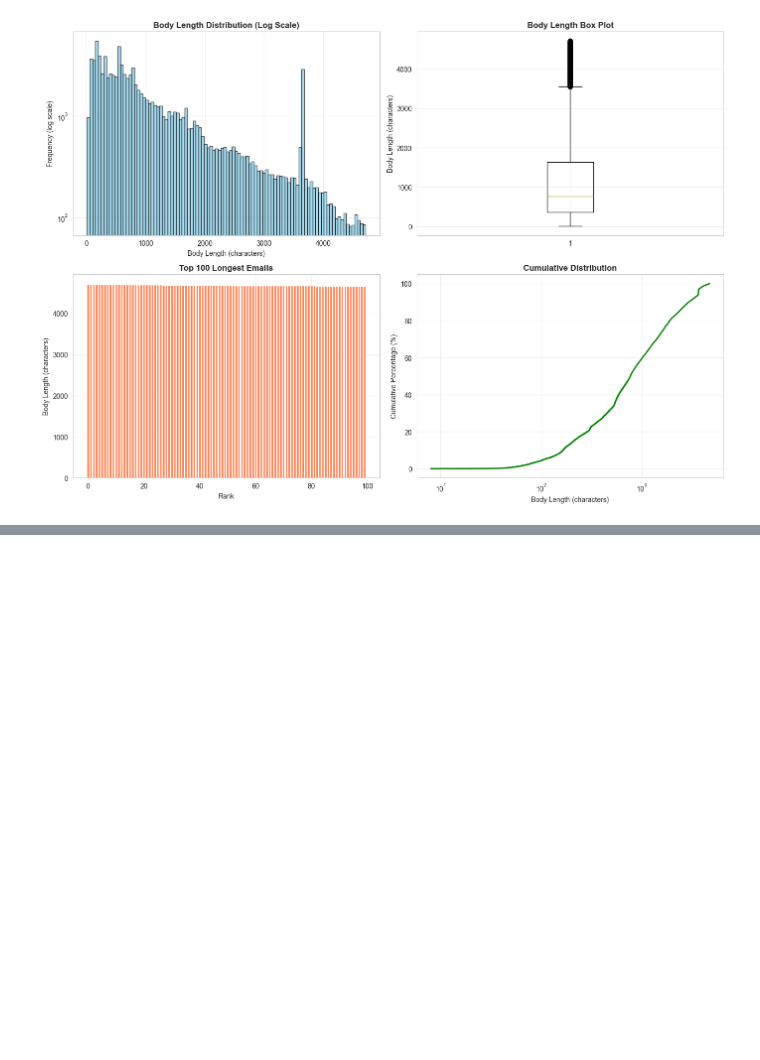
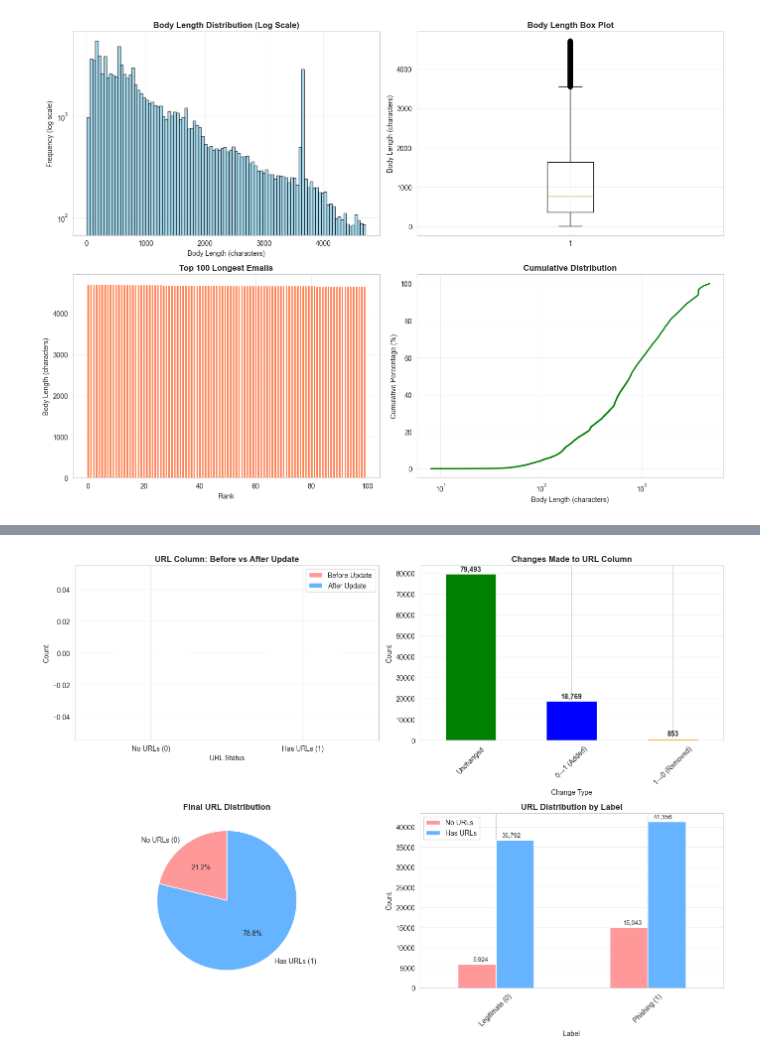
Before and after one commit to kudzaiprichard/aura-model, a Jupyter notebook: data_exploration_cleaning.ipynb, the cells around one changed output, grey strips where cells are left out. Saved outputs shown, nothing was run; the diff lists cells and outputs as text; code cells hidden in the pictures; blank space fills up the shorter version.

```diff
--- a/data_exploration_cleaning.ipynb
+++ b/data_exploration_cleaning.ipynb
@@ -945,0 +2772,8 @@ email_df = email_df.drop('body_length', axis=1)
+# %%
+# BACKUP ORIGINAL URL COLUMN
+
+# Create backup of original URL column
+email_df['urls_original'] = email_df['urls'].copy()
+
+print(f"\n✓ Original URL column backed up as 'urls_original'")
+print(f"  Original unique values: {email_df['urls_original'].nunique()}")
@@ -945,0 +2877,12 @@ email_df = email_df.drop('body_length', axis=1)
+# %%
+# DISTRIBUTION BY LABEL
+for label in [0, 1]:
+    label_data = email_df[email_df['label'] == label]
+    has_urls = (label_data['urls'] == 1).sum()
+    no_urls = (label_data['urls'] == 0).sum()
+    total = len(label_data)
+
+    label_name = 'Legitimate' if label == 0 else 'Phishing'
+    print(f"\n{label_name} (Label {label}): {total:,} emails")
+    print(f"  Has URLs (1): {has_urls:,} ({has_urls/total*100:.2f}%)")
+    print(f"  No URLs (0): {no_urls:,} ({no_urls/total*100:.2f}%)")
@@ -945,0 +2897,70 @@ email_df = email_df.drop('body_length', axis=1)
+# %%
+# VISUALIZATION
+fig, axes = plt.subplots(2, 2, figsize=(14, 10))
+
+# Plot 1: Before vs After
+before_dist = email_df['urls_original_binary'].value_counts().sort_index()
+after_dist = email_df['urls'].value_counts().sort_index()
+
+comparison_data = pd.DataFrame({
+    'Before Update': before_dist,
+    'After Update': after_dist
+}, index=['No URLs (0)', 'Has URLs (1)'])
+
+comparison_data.plot(kind='bar', ax=axes[0, 0], color=['#ff9999', '#66b3ff'])
+axes[0, 0].set_title('URL Column: Before vs After Update', fontweight='bold')
+axes[0, 0].set_xlabel('URL Status')
+axes[0, 0].set_ylabel('Count')
+axes[0, 0].tick_params(axis='x', rotation=0)
+axes[0, 0].legend()
+axes[0, 0].grid(axis='y', alpha=0.3)
+
+# Add count labels
+for i, (col_name, values) in enumerate(comparison_data.items()):
+    for j, value in enumerate(values):
+        axes[0, 0].text(j + (i-0.5)*0.2, value + 500, f'{value:,}',
+                       ha='center', va='bottom', fontsize=9)
+
+# Plot 2: Changes breakdown
+changes_data = pd.Series({
+    'Unchanged': unchanged,
+    '0→1 (Added)': changed_0_to_1,
+    '1→0 (Removed)': changed_1_to_0
+})
+changes_data.plot(kind='bar', ax=axes[0, 1], color=['green', 'blue', 'orange'])
+axes[0, 1].set_title('Changes Made to URL Column', fontweight='bold')
+axes[0, 1].set_xlabel('Change Type')
+axes[0, 1].set_ylabel('Count')
+axes[0, 1].tick_params(axis='x', rotation=45)
+axes[0, 1].grid(axis='y', alpha=0.3)
+
+# Add count labels
+for i, (label, value) in enumerate(changes_data.items()):
+    axes[0, 1].text(i, value + 500, f'{value:,}', ha='center', va='bottom', fontweight='bold')
+
+# Plot 3: Final distribution pie chart
+axes[1, 0].pie(after_dist, labels=['No URLs (0)', 'Has URLs (1)'],
+               autopct='%1.1f%%', startangle=90, colors=['#ff9999', '#66b3ff'])
+axes[1, 0].set_title('Final URL Distribution', fontweight='bold')
+
+# Plot 4: By label
+url_by_label = email_df.groupby(['label', 'urls']).size().unstack(fill_value=0)
+url_by_label.plot(kind='bar', ax=axes[1, 1], color=['#ff9999', '#66b3ff'])
+axes[1, 1].set_title('URL Distribution by Label', fontweight='bold')
+axes[1, 1].set_xlabel('Label')
+axes[1, 1].set_ylabel('Count')
+axes[1, 1].set_xticklabels(['Legitimate (0)', 'Phishing (1)'], rotation=45)
+axes[1, 1].legend(['No URLs', 'Has URLs'])
+axes[1, 1].grid(axis='y', alpha=0.3)
+
+# Add count labels
+for i, label in enumerate([0, 1]):
+    for j, url_val in enumerate([0, 1]):
+        value = url_by_label.loc[label, url_val]
+        axes[1, 1].text(i + (j-0.5)*0.2, value + 500, f'{value:,}',
+                       ha='center', va='bottom', fontsize=9)
+
+plt.tight_layout()
+plt.show()
+# %% [output]
+[figure, added]
```
Also changed, not shown: parts of 82 cells of this notebook.
